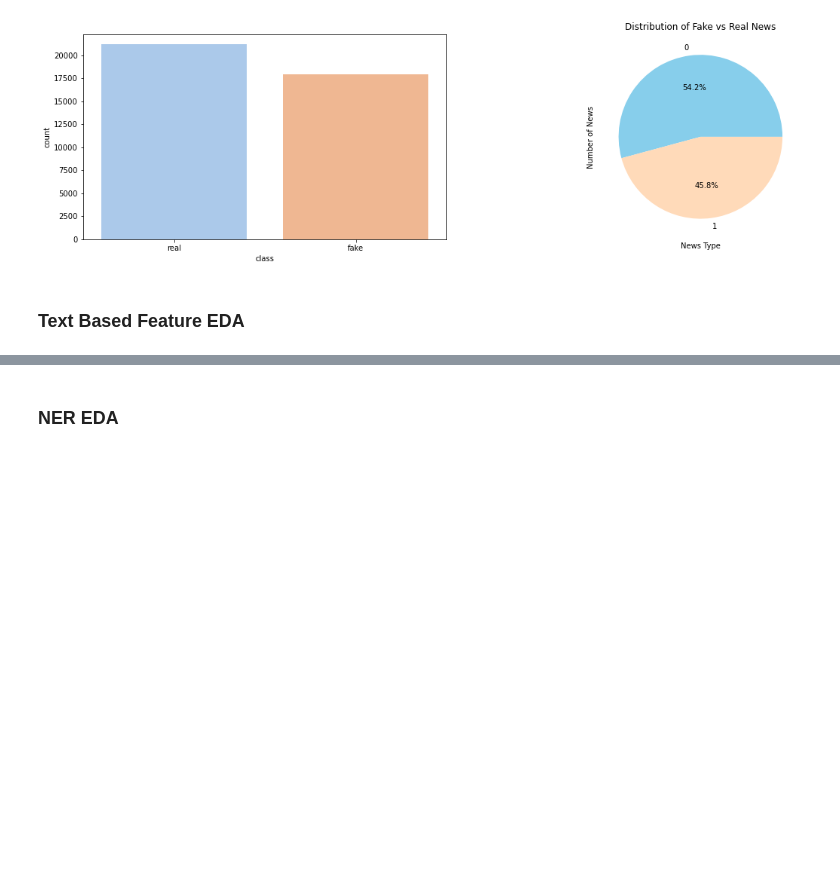
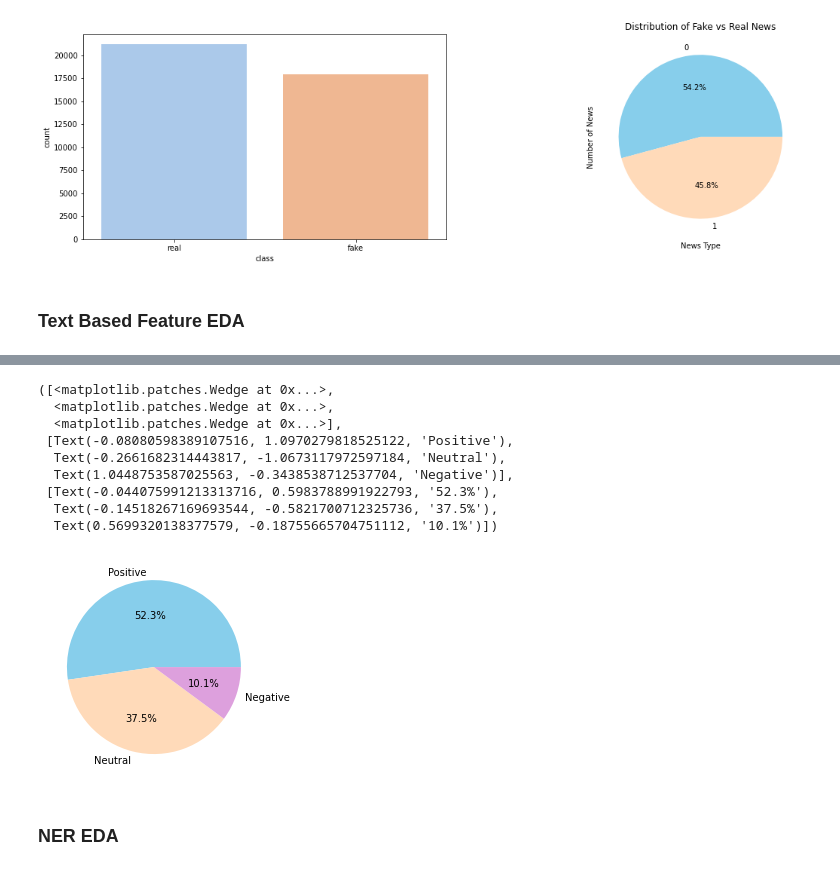
Before and after one commit to brandonyhr98/BT4222-Group-Project, a Jupyter notebook: EDA.ipynb, the cells around one changed output, grey strips where cells are left out. Saved outputs shown, nothing was run; the diff lists cells and outputs as text; code cells hidden in the pictures; blank space fills up the shorter version.

Commit message:
removed some EDA, added polarity category EDA

```diff
--- a/EDA.ipynb
+++ b/EDA.ipynb
@@ -6,6 +6,4 @@ import matplotlib.pyplot as plt
 import re , spacy, collections , pyLDAvis , pyLDAvis.gensim
 from nltk import ngrams
 
-data = pd.read_csv("processed_data.csv")
-
-data
+data = pd.read_csv("master_dataset/processed_data.csv")
@@ -76,3 +48,17 @@ sns.histplot(data=data, x='title_sentence_count', hue='class', multiple="stack",
+# %%
+# Plot the Text Word Count
+plt.pie(data["polarity_category"].value_counts().values,labels=data["polarity_category"].value_counts().index, autopct='%1.2f%%',colors=['SkyBlue','PeachPuff','Plum'])
+# %% [output]
+([<matplotlib.patches.Wedge at 0x...>,
+  <matplotlib.patches.Wedge at 0x...>,
+  <matplotlib.patches.Wedge at 0x...>],
+ [Text(-0.08080598389107516, 1.0970279818525122, 'Positive'),
+  Text(-0.2661682314443817, -1.0673117972597184, 'Neutral'),
+  Text(1.0448753587025563, -0.3438538712537704, 'Negative')],
+ [Text(-0.044075991213313716, 0.5983788991922793, '52.3%'),
+  Text(-0.14518267169693544, -0.5821700712325736, '37.5%'),
+  Text(0.5699320138377579, -0.18755665704751112, '10.1%')])
+[figure, added]
 # %% [markdown]
 ### NER EDA
 # %%
```
Also changed, not shown: parts of 6 cells of this notebook.
